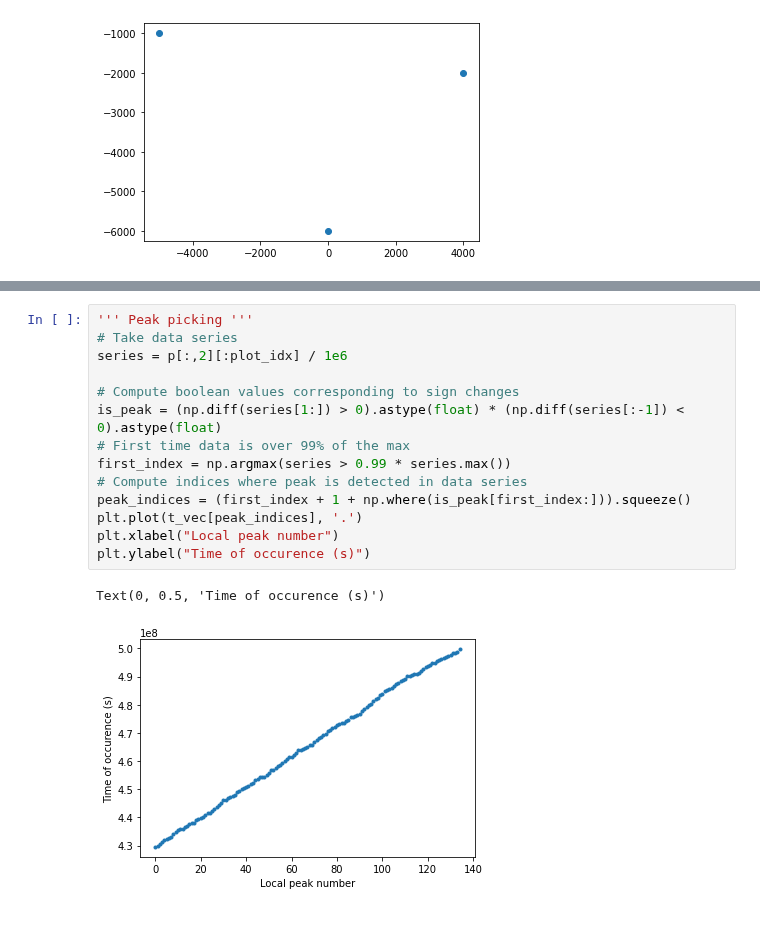
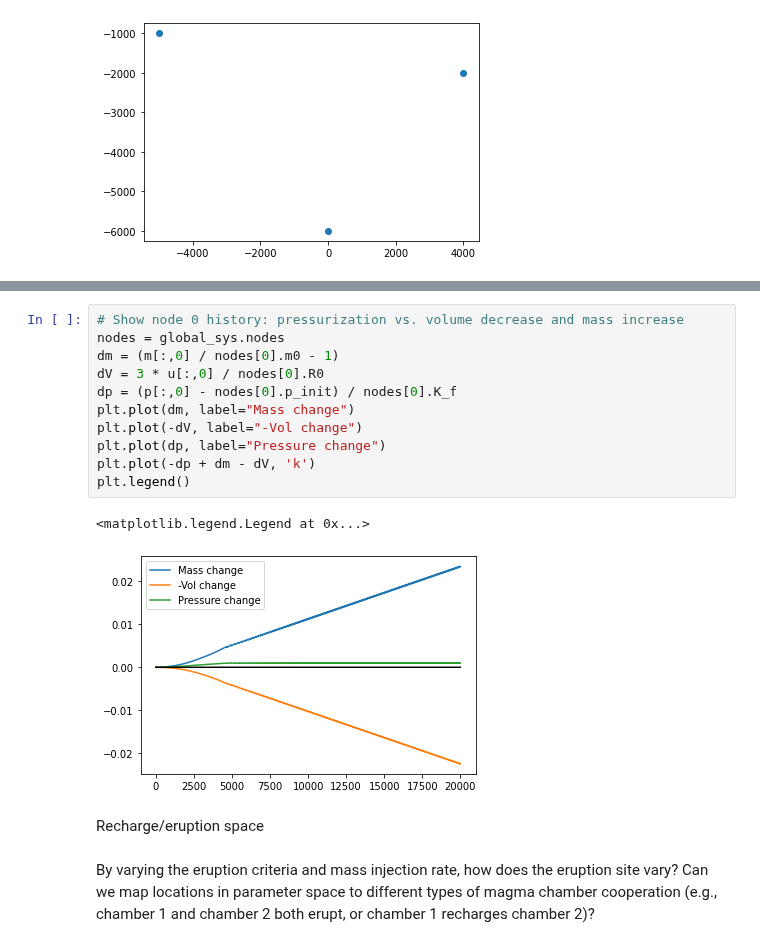
Before and after one commit to fredriclam/magma-network, a Jupyter notebook: fig_V_formation.ipynb, the cells around one changed output, grey strips where cells are left out. Cells and saved outputs as stored; diff of their text form.

Commit message:
Add local changes

```diff
--- a/fig_V_formation.ipynb
+++ b/fig_V_formation.ipynb
@@ -122,17 +121,18 @@ plt.tight_layout()
-# %%
-''' Peak picking '''
-# Take data series
-series = p[:,2][:plot_idx] / 1e6
-
-# Compute boolean values corresponding to sign changes
-is_peak = (np.diff(series[1:]) > 0).astype(float) * (np.diff(series[:-1]) < 0).astype(float)
-# First time data is over 99% of the max
-first_index = np.argmax(series > 0.99 * series.max())
-# Compute indices where peak is detected in data series
-peak_indices = (first_index + 1 + np.where(is_peak[first_index:])).squeeze()
-plt.plot(t_vec[peak_indices], '.')
-plt.xlabel("Local peak number")
-plt.ylabel("Time of occurence (s)")
-# %% [output]
-Text(0, 0.5, 'Time of occurence (s)')
-[figure, removed]
+# %%
+# Show node 0 history: pressurization vs. volume decrease and mass increase
+nodes = global_sys.nodes
+dm = (m[:,0] / nodes[0].m0 - 1)
+dV = 3 * u[:,0] / nodes[0].R0
+dp = (p[:,0] - nodes[0].p_init) / nodes[0].K_f
+plt.plot(dm, label="Mass change")
+plt.plot(-dV, label="-Vol change")
+plt.plot(dp, label="Pressure change")
+plt.plot(-dp + dm - dV, 'k')
+plt.legend()
+# %% [output]
+<matplotlib.legend.Legend at 0x...>
+[figure, added]
+# %% [markdown]
+Recharge/eruption space
+# %% [markdown]
+By varying the eruption criteria and mass injection rate, how does the eruption site vary? Can we map locations in parameter space to different types of magma chamber cooperation (e.g., chamber 1 and chamber 2 both erupt, or chamber 1 recharges chamber 2)?
```
Also changed, not shown: parts of 15 cells of this notebook, 14 other files.
